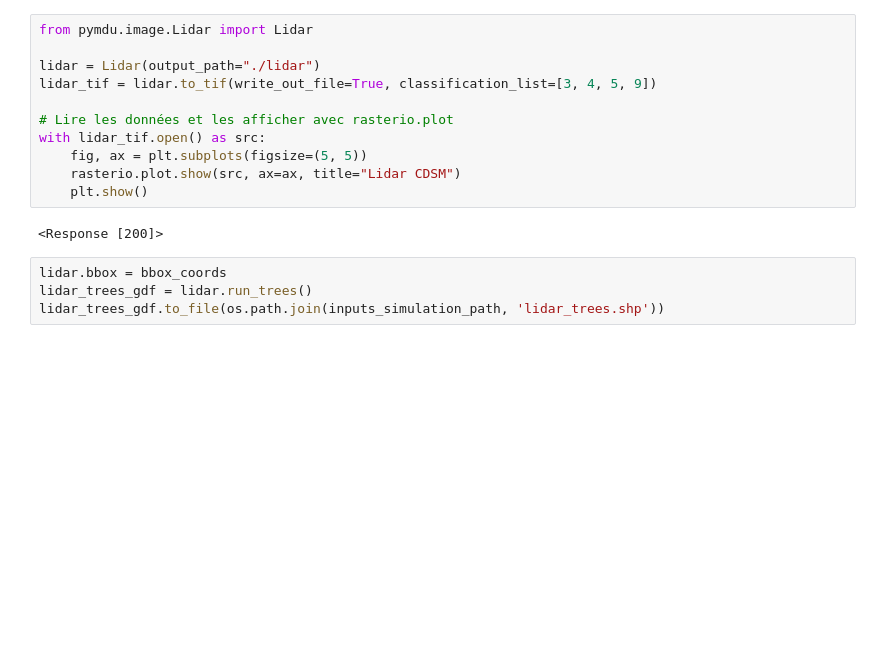
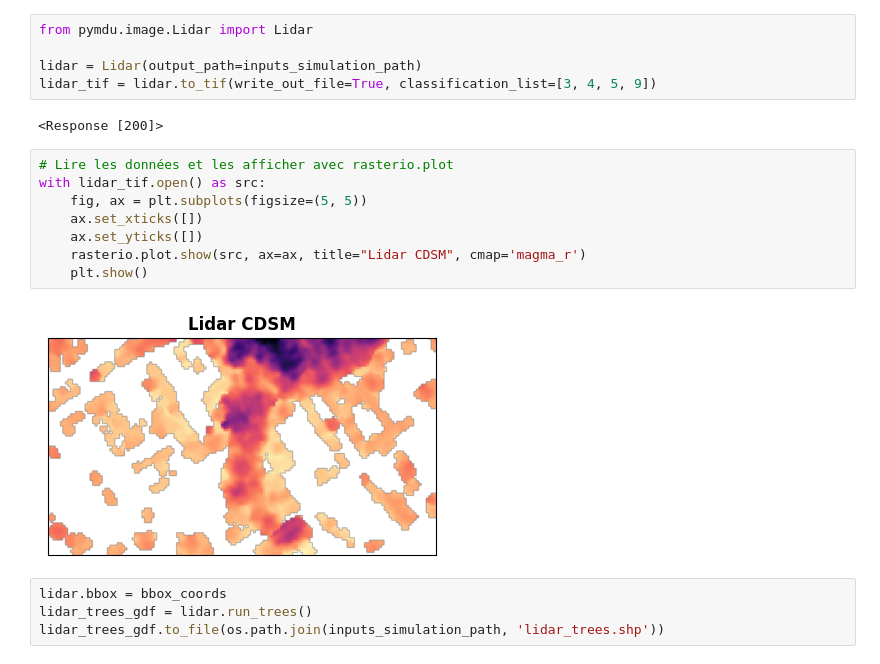
Before and after one commit to rupeelab17/pymdu, a Jupyter notebook: Demo_PyMDU_Atelier.ipynb, the cells around one changed output. Drawn from its saved outputs; the diff is of its cells as text; blank space fills up the shorter version.

```diff
--- a/Demo_PyMDU_Atelier.ipynb
+++ b/Demo_PyMDU_Atelier.ipynb
@@ -423,16 +432,20 @@ Avec la classe `Lidar` de `pymdu` :
 # %%
 from pymdu.image.Lidar import Lidar
 
-lidar = Lidar(output_path="./lidar")
+lidar = Lidar(output_path=inputs_simulation_path)
 lidar_tif = lidar.to_tif(write_out_file=True, classification_list=[3, 4, 5, 9])
-
-# Lire les données et les afficher avec rasterio.plot
-with lidar_tif.open() as src:
-    fig, ax = plt.subplots(figsize=(5, 5))
-    rasterio.plot.show(src, ax=ax, title="Lidar CDSM")
-    plt.show()
 # %% [output]
 <Response [200]>
+# %%
+# Lire les données et les afficher avec rasterio.plot
+with lidar_tif.open() as src:
+    fig, ax = plt.subplots(figsize=(5, 5))
+    ax.set_xticks([])
+    ax.set_yticks([])
+    rasterio.plot.show(src, ax=ax, title="Lidar CDSM", cmap='magma_r')
+    plt.show()
+# %% [output]
+[figure, added]
 # %%
 lidar.bbox = bbox_coords
 lidar_trees_gdf = lidar.run_trees()
```
Also changed, not shown: parts of 9 cells of this notebook.
